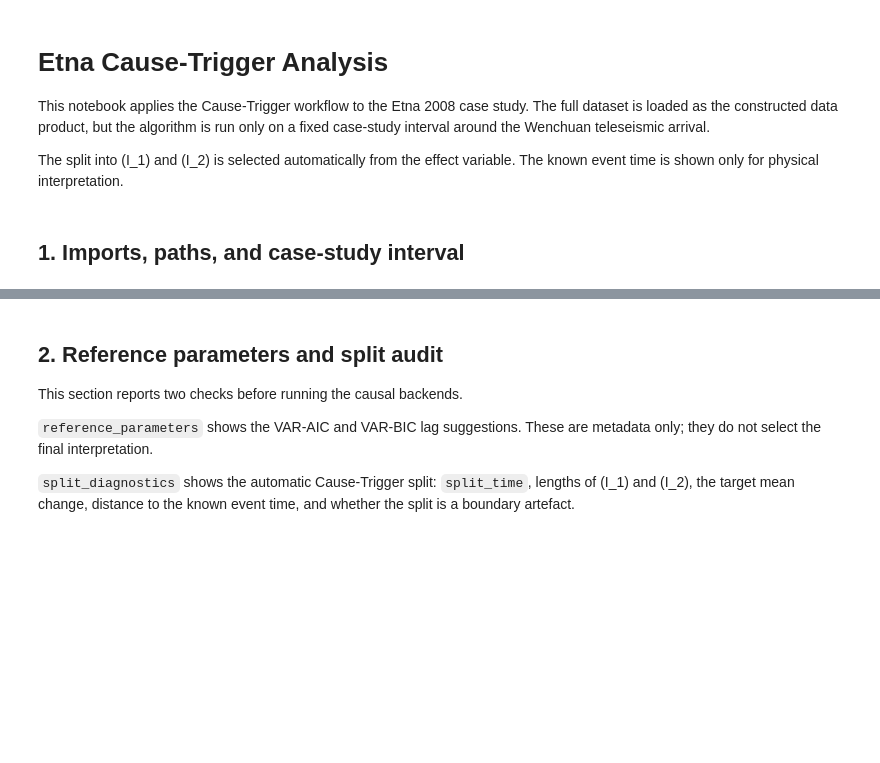
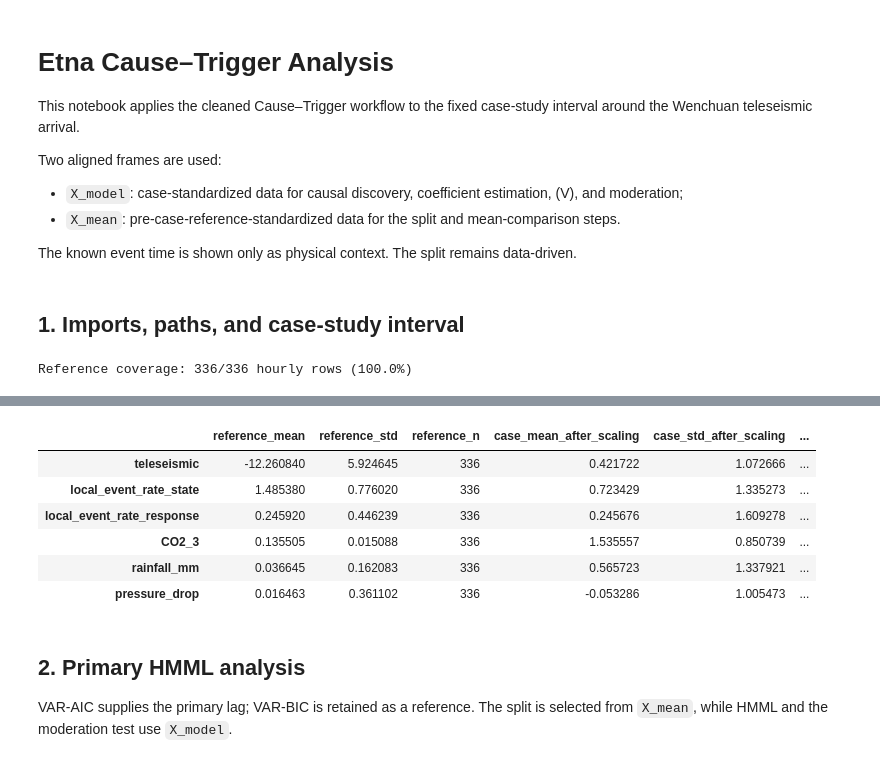
Before and after one commit to alectois/Distinguishing-Causes-and-Triggers-in-Volcanic-and-Seismic-Processes, a Jupyter notebook: notebooks/etna_cause_trigger.ipynb, the cells around one changed output, grey strips where cells are left out. Cells and saved outputs as stored; diff of their text form; code cells hidden in the pictures; blank space fills up the shorter version.

```diff
--- a/notebooks/etna_cause_trigger.ipynb
+++ b/notebooks/etna_cause_trigger.ipynb
@@ -1,9 +1,14 @@
 # %% [markdown]
-# Etna Cause-Trigger Analysis
+# Etna Cause–Trigger Analysis
 
-This notebook applies the Cause-Trigger workflow to the Etna 2008 case study. The full dataset is loaded as the constructed data product, but the algorithm is run only on a fixed case-study interval around the Wenchuan teleseismic arrival.
+This notebook applies the cleaned Cause–Trigger workflow to the fixed case-study interval around the Wenchuan teleseismic arrival.
 
-The split into \(I_1\) and \(I_2\) is selected automatically from the effect variable. The known event time is shown only for physical interpretation.
+Two aligned frames are used:
+
+- `X_model`: case-standardized data for causal discovery, coefficient estimation, \(V\), and moderation;
+- `X_mean`: pre-case-reference-standardized data for the split and mean-comparison steps.
+
+The known event time is shown only as physical context. The split remains data-driven.
 # %% [markdown]
 ## 1. Imports, paths, and case-study interval
 # %%
@@ -55,26 +52,15 @@ EVENT_TIME = pd.Timestamp("2008-05-12 06:28:00", tz="UTC")
 # %%
 CASE_PRE_DAYS = 3
 CASE_POST_HOURS = 72
-
-# These constraints allow an actual split search.
 MIN_I1_LENGTH = 48
 MIN_I2_LENGTH = 48
-MAX_LAGS = 12
+MAX_LAGS = 6
 
-run_specs = DEFAULT_RUN_SPECS # "DEFAULT_RUN_SPECS" or "COMPACT_RUN_SPECS". compact considers tau=0 contemporaneous trigger candidates
-cond_ind_test = "robust_parcorr" # "parcorr" or "robust_parcorr"
-pcmci_pc_alpha = 0.05
-# PC-stage conditional-independence threshold.
-# For PCMCI+, this is the principal graph-selection threshold.
+REFERENCE_DAYS = 14
+REFERENCE_MIN_COVERAGE = 0.90
+COND_IND_TEST = "robust_parcorr"
 
-pcmci_alpha_level = 0.05
-# Final q/p threshold used for lagged PCMCI selection and for storing
-# significant PCMCI+ contemporaneous diagnostics.
-
-pcmci_fdr_method = "fdr_bh"
-# Multiple-testing correction applied by the selected backend.
-
-ETNA_MODEL_COLUMNS = [
+MODEL_COLUMNS = [
     "teleseismic",
     "local_event_rate_state",
     "local_event_rate_response",
@@ -83,19 +69,34 @@ ETNA_MODEL_COLUMNS = [
     "pressure_drop",
 ]
 
-X_full = load_model_frame(
-    ETNA_ANALYSIS_PATH,
-    include_columns=ETNA_MODEL_COLUMNS,
+X_full_raw = load_model_frame(
+    ETNA_PATH,
+    include_columns=MODEL_COLUMNS,
     require_complete=False,
 )
-
 X_case_raw = case_study_interval(
-    X_full,
+    X_full_raw,
     EVENT_TIME,
     pre_days=CASE_PRE_DAYS,
     post_hours=CASE_POST_HOURS,
 )
+reference_raw = pre_case_reference_interval(
+    X_full_raw,
+    case_start=X_case_raw.index.min(),
+    reference_days=REFERENCE_DAYS,
+    min_coverage=REFERENCE_MIN_COVERAGE,
+)
+X_model, X_mean, scaling_report = prepare_case_frames(
+    X_case_raw,
+    reference_raw,
+)
 
-X = prepare_case_model_frame(X_case_raw)
-
-display(pd.DataFrame([model_overview(X, EFFECT)]))
+print(
+    "Reference coverage: "
+    f"{len(reference_raw)}/{reference_raw.attrs['expected_rows']} hourly rows "
+    f"({reference_raw.attrs['coverage']:.1%})"
+)
+display(pd.DataFrame([model_overview(X_model, EFFECT)]))
+display(scaling_report)
+# %% [output]
+Reference coverage: 336/336 hourly rows (100.0%)
@@ -102,10 +105,13 @@ display(pd.DataFrame([model_overview(X, EFFECT)]))
+|  | reference_mean | reference_std | reference_n | case_mean_after_scaling | case_std_after_scaling | ... |
+| teleseismic | -12.260840 | 5.924645 | 336 | 0.421722 | 1.072666 | ... |
+| local_event_rate_state | 1.485380 | 0.776020 | 336 | 0.723429 | 1.335273 | ... |
+| local_event_rate_response | 0.245920 | 0.446239 | 336 | 0.245676 | 1.609278 | ... |
+| CO2_3 | 0.135505 | 0.015088 | 336 | 1.535557 | 0.850739 | ... |
+| rainfall_mm | 0.036645 | 0.162083 | 336 | 0.565723 | 1.337921 | ... |
+| pressure_drop | 0.016463 | 0.361102 | 336 | -0.053286 | 1.005473 | ... |
 # %% [markdown]
-## 2. Reference parameters and split audit
+## 2. Primary HMML analysis
 
-This section reports two checks before running the causal backends.
-
-`reference_parameters` shows the VAR-AIC and VAR-BIC lag suggestions. These are metadata only; they do not select the final interpretation.
-
-`split_diagnostics` shows the automatic Cause-Trigger split: `split_time`, lengths of \(I_1\) and \(I_2\), the target mean change, distance to the known event time, and whether the split is a boundary artefact.
+VAR-AIC supplies the primary lag; VAR-BIC is retained as a reference. The split is selected from `X_mean`, while HMML and the moderation test use `X_model`.
 # %%
 reference_parameters = reference_parameter_table(
```
Also changed, not shown: parts of 6 cells of this notebook, 9 other files.
